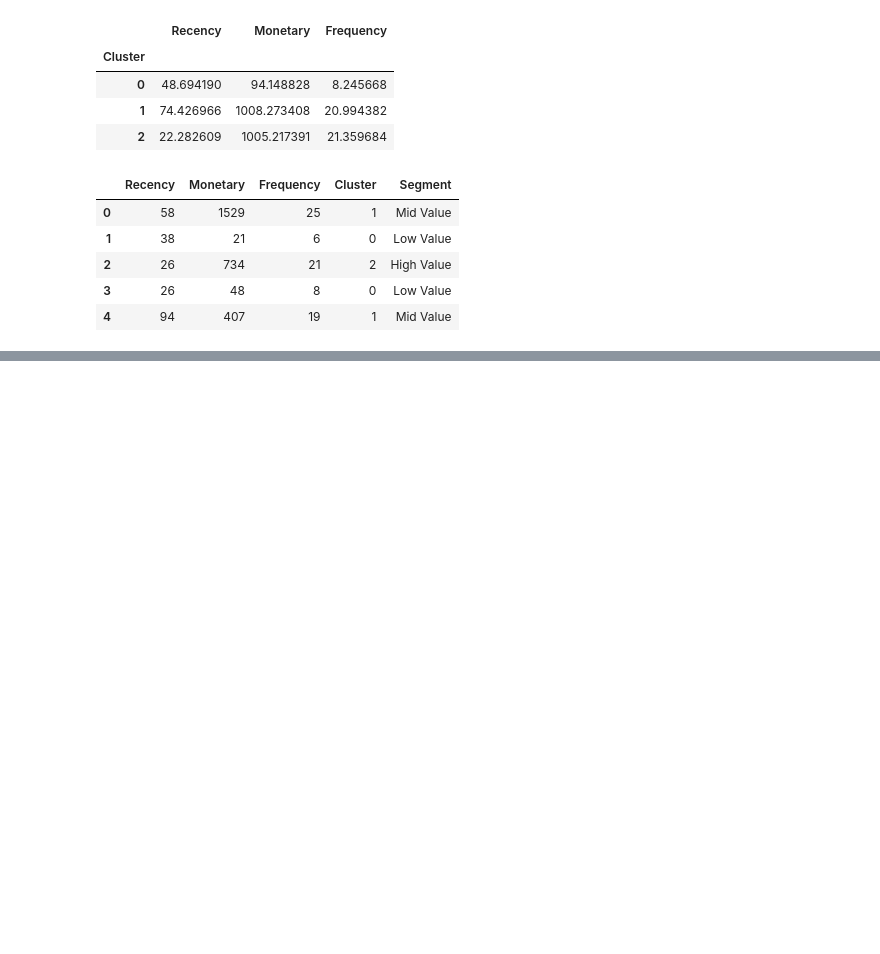
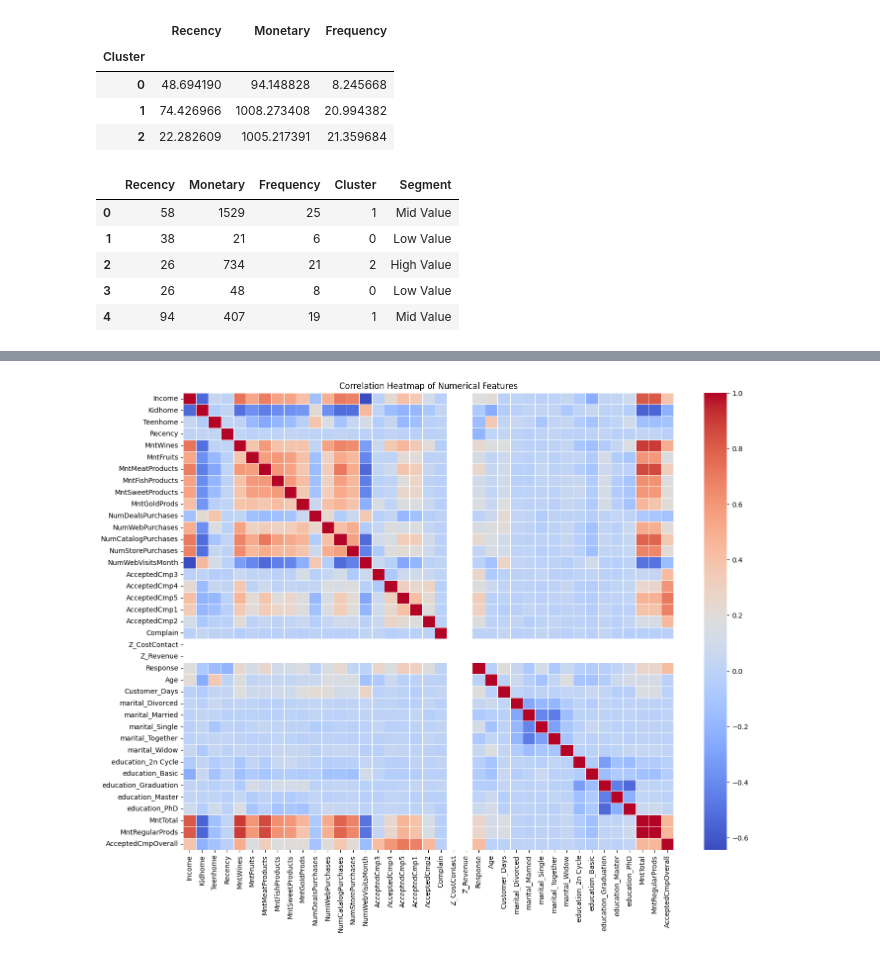
Before and after one commit to veenadarsanan/OASIS, a Jupyter notebook: customer_segmentation_analysis.ipynb, the cells around one changed output, grey strips where cells are left out. Cells and saved outputs as stored; diff of their text form; code cells hidden in the pictures; blank space fills up the shorter version.

```diff
--- a/customer_segmentation_analysis.ipynb
+++ b/customer_segmentation_analysis.ipynb
@@ -140,0 +165,14 @@ https://docs.google.com/spreadsheets/d/1bNTMKK_1gHkbZlmmPlnfUUKSeYel6SMC6discDT7
+# %%
+# Select only numerical columns for correlation calculation
+numerical_df = df.select_dtypes(include=['float64', 'int64'])
+
+# Calculate the correlation matrix
+correlation_matrix = numerical_df.corr()
+
+# Create a heatmap
+plt.figure(figsize=(16, 12)) # Adjust figure size for better readability
+sns.heatmap(correlation_matrix, annot=False, cmap='coolwarm', fmt=".2f", linewidths=.5)
+plt.title('Correlation Heatmap of Numerical Features')
+plt.show()
+# %% [output]
+[figure, added]
```
Also changed, not shown: parts of 3 cells of this notebook.
